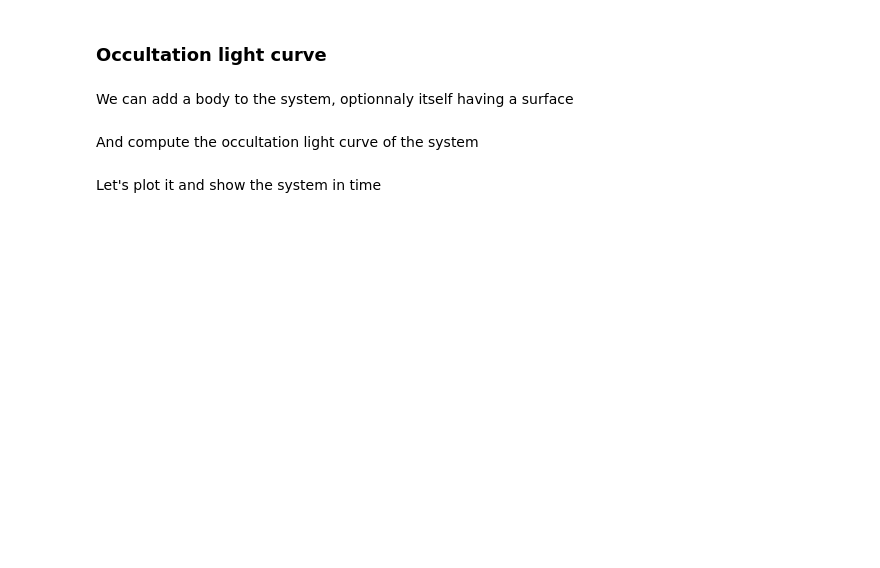
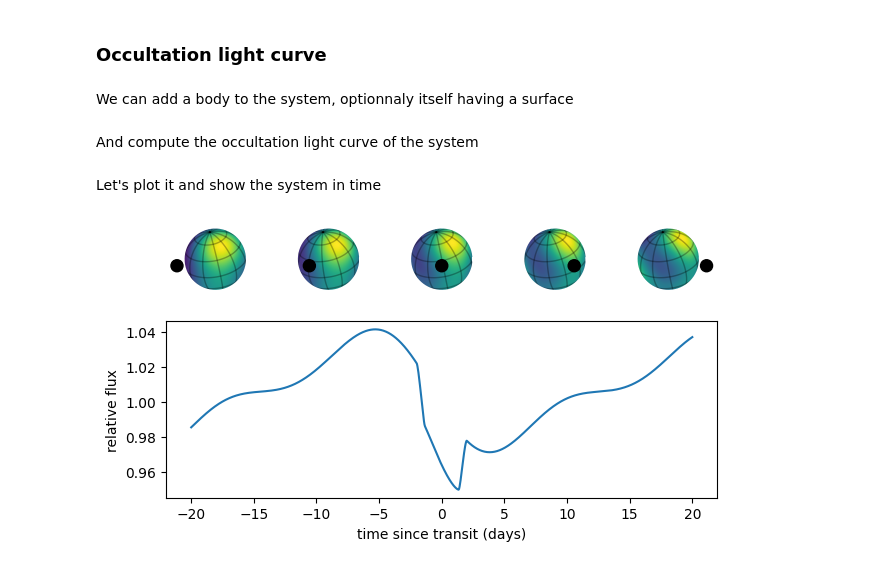
Before and after one commit to exoplanet-dev/jaxoplanet, a Jupyter notebook: docs/tutorials/getting-started.ipynb, the cells around one changed output. Cells and saved outputs as stored; diff of their text form; code cells hidden in the pictures; blank space fills up the shorter version.

Commit message:
docs: simpler last plot

```diff
--- a/docs/tutorials/getting-started.ipynb
+++ b/docs/tutorials/getting-started.ipynb
@@ -175,28 +201,27 @@ Let's plot it and show the system in time
 # %%
 n_plots = 5
 times = jnp.linspace(-2, 2, n_plots)
 radius_ratio = (system.bodies[0].radius / system.central.radius).magnitude
 gs = plt.GridSpec(2, n_plots)
 
 plt.figure(figsize=(6.5, 4.0))
 
 for i in range(n_plots):
     ax = plt.subplot(gs[0, i])
     phase = surface.rotational_phase(times[i])
     x, y = system.bodies[0].position(times[i])[0:2]
     show_surface(surface, ax=ax, theta=phase)
     circle = plt.Circle(
         (x.magnitude, y.magnitude), radius_ratio, color="k", fill=True, zorder=10
     )
     ax.add_artist(circle)
     ax.set_xlim(-1.5, 1.5)
-    ax.set_title(f"t = {times[i]:.1f} days", fontsize=10)
 
 plt.subplot(gs[1, :])
 plt.plot(time, flux)
-for i in range(n_plots):
-    plt.axvline(times[i], color="k", lw=1, alpha=0.2)
 
 plt.xlabel("time since transit (days)")
 plt.ylabel("relative flux")
 plt.tight_layout()
+# %% [output]
+[figure, added]
```
Also changed, not shown: parts of 6 cells of this notebook.
